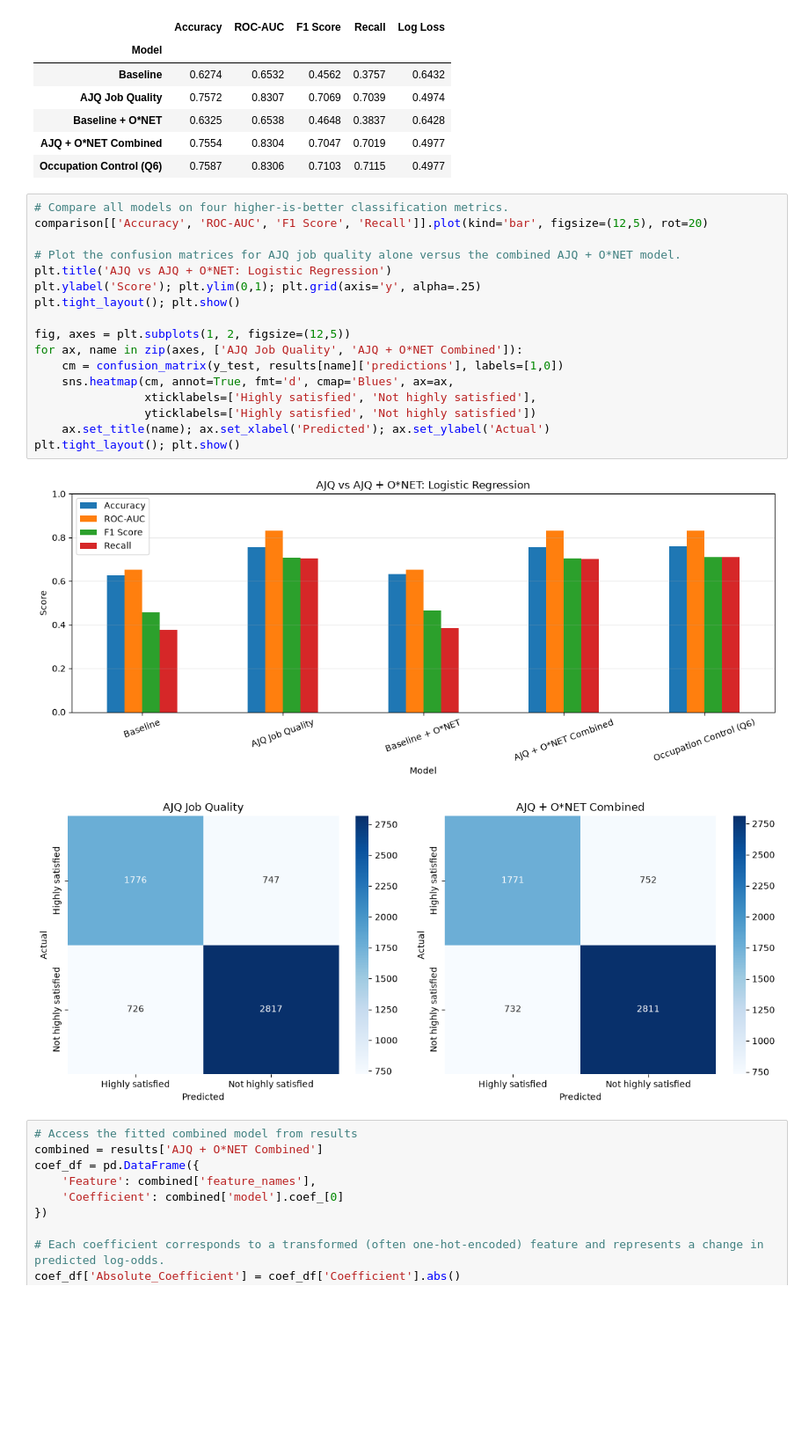
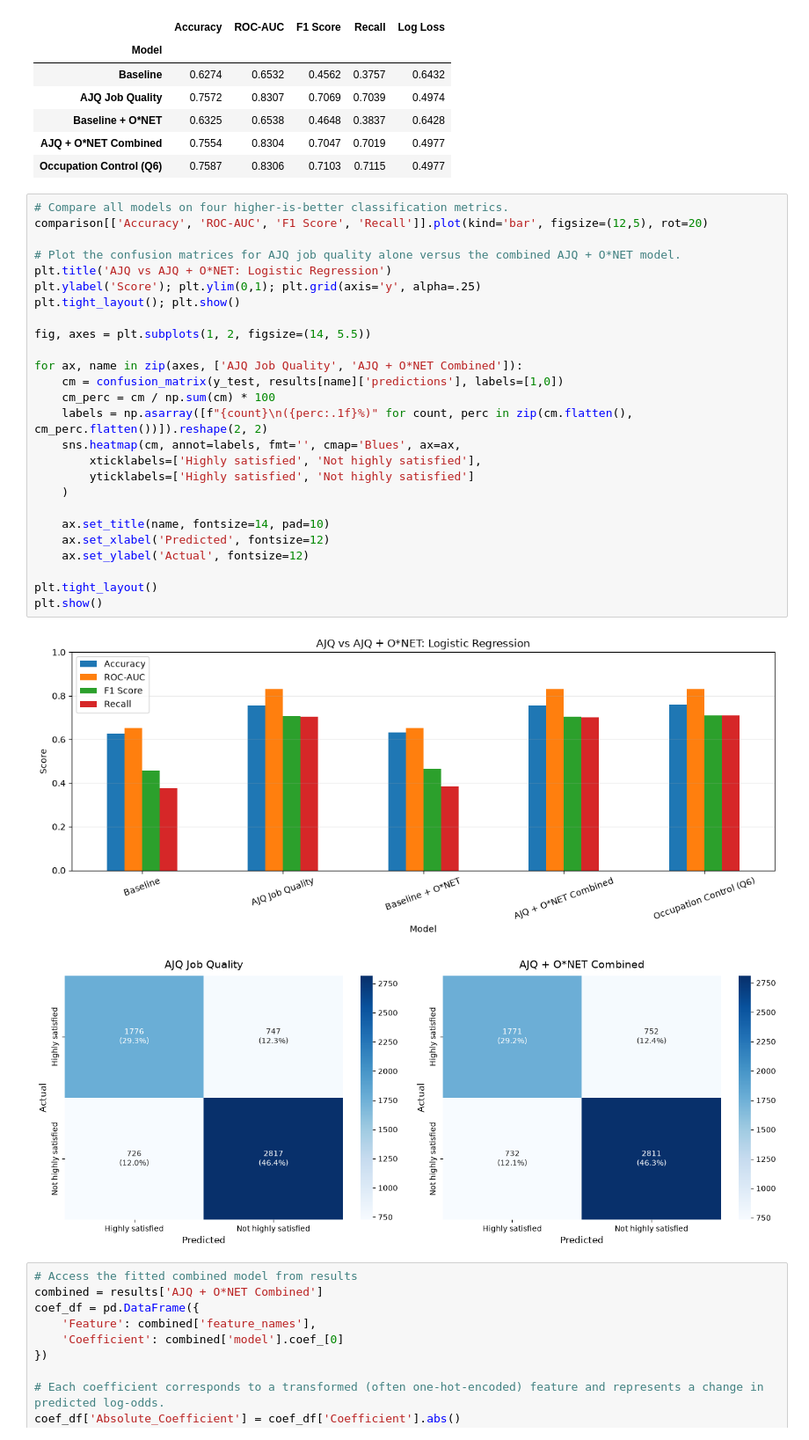
Before and after one commit to Break-Through-Tech/Swytch-2C-predicting-job-satisfaction-from-person-job-fit, a Jupyter notebook: notebooks/ajq_onet_merged_logistic_regression_model.ipynb, the cells around one changed output. Shown at 88% size. Cells and saved outputs as stored; diff of their text form; blank space fills up the shorter version.

Commit message:
Fixed spacing and updated plots

```diff
--- a/notebooks/ajq_onet_merged_logistic_regression_model.ipynb
+++ b/notebooks/ajq_onet_merged_logistic_regression_model.ipynb
@@ -342,23 +342,32 @@ Occupation Control (Q6): accuracy=0.7587, AUC=0.8306, F1=0.7103
 # %%
 # Compare all models on four higher-is-better classification metrics.
 comparison[['Accuracy', 'ROC-AUC', 'F1 Score', 'Recall']].plot(kind='bar', figsize=(12,5), rot=20)
 
 # Plot the confusion matrices for AJQ job quality alone versus the combined AJQ + O*NET model.
 plt.title('AJQ vs AJQ + O*NET: Logistic Regression')
 plt.ylabel('Score'); plt.ylim(0,1); plt.grid(axis='y', alpha=.25)
 plt.tight_layout(); plt.show()
 
-fig, axes = plt.subplots(1, 2, figsize=(12,5))
+fig, axes = plt.subplots(1, 2, figsize=(14, 5.5))
+
 for ax, name in zip(axes, ['AJQ Job Quality', 'AJQ + O*NET Combined']):
     cm = confusion_matrix(y_test, results[name]['predictions'], labels=[1,0])
-    sns.heatmap(cm, annot=True, fmt='d', cmap='Blues', ax=ax,
-                xticklabels=['Highly satisfied', 'Not highly satisfied'],
-                yticklabels=['Highly satisfied', 'Not highly satisfied'])
-    ax.set_title(name); ax.set_xlabel('Predicted'); ax.set_ylabel('Actual')
-plt.tight_layout(); plt.show()
+    cm_perc = cm / np.sum(cm) * 100
+    labels = np.asarray([f"{count}\n({perc:.1f}%)" for count, perc in zip(cm.flatten(), cm_perc.flatten())]).reshape(2, 2)
+    sns.heatmap(cm, annot=labels, fmt='', cmap='Blues', ax=ax,
+        xticklabels=['Highly satisfied', 'Not highly satisfied'],
+        yticklabels=['Highly satisfied', 'Not highly satisfied']
+    )
+
+    ax.set_title(name, fontsize=14, pad=10)
+    ax.set_xlabel('Predicted', fontsize=12)
+    ax.set_ylabel('Actual', fontsize=12)
+
+plt.tight_layout()
+plt.show()
 # %% [output]
 [figure]
-[figure, old version]
+[figure, new version]
 # %%
 # Access the fitted combined model from results
 combined = results['AJQ + O*NET Combined']
```
Also changed, not shown: 1 other file.
